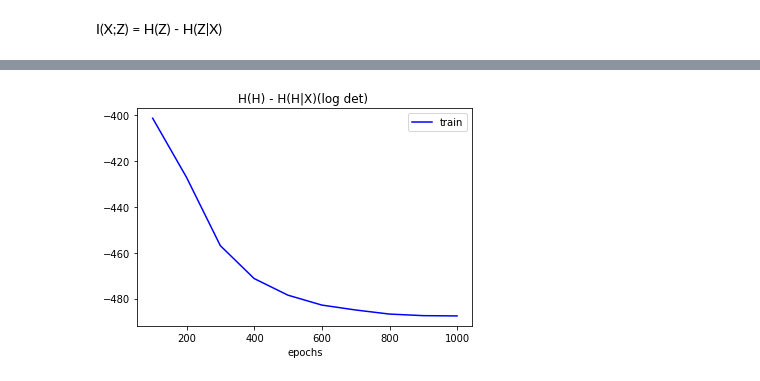
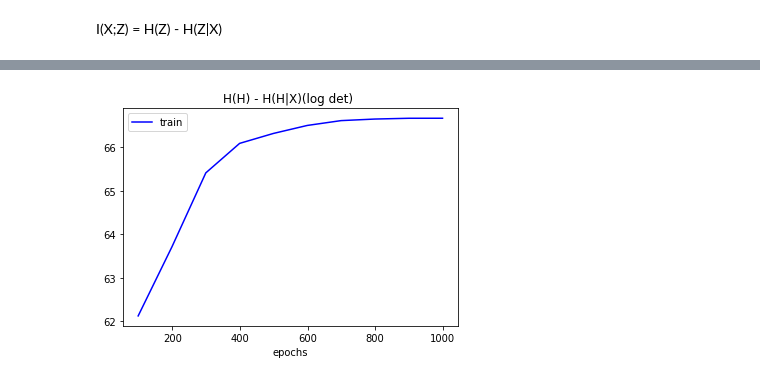
Before and after one commit to rattaoup/pytorch-simclr, a Jupyter notebook: week1_plot.ipynb, the cells around one changed output, grey strips where cells are left out. Saved outputs shown, nothing was run; the diff lists cells and outputs as text; code cells hidden in the pictures.

```diff
--- a/week1_plot.ipynb
+++ b/week1_plot.ipynb
@@ -248,11 +249,15 @@ def x_to_logdet(X, filename):
         cov_h_i = h_to_cov(h_i) # calculate covariance matrix
         cov_z_i = h_to_cov(z_i)
 
-        log_det_h_i = np.log(np.linalg.det(cov_h_i + np.identity(cov_h_i.shape[0])*0.001))
-        log_det_z_i = np.log(np.linalg.det(cov_z_i + np.identity(cov_z_i.shape[0])*0.001))
+        det_h_i = np.linalg.det(cov_h_i + np.identity(cov_h_i.shape[0])*0.01)
+        det_z_i = np.linalg.det(cov_z_i + np.identity(cov_z_i.shape[0])*0.01)
+        if(det_h_i !=0):
+            log_det_h_i = np.log(det_h_i)
+            logdet_H.append(log_det_h_i)
 
-        logdet_H.append(log_det_h_i)
-        logdet_Z.append(log_det_z_i)
+        if(det_z_i !=0):
+            log_det_z_i = np.log(det_z_i)
+            logdet_Z.append(log_det_z_i)
 
     return logdet_H, logdet_Z
 
@@ -305,7 +310,7 @@ def Batch_x_to_value(X, checkpointfile, mode = 'trace'):
         return avg_logdet_h, avg_logdet_z
 # %%
 #Gendata
-X_train, X_test = gen_data(B=100, sample = 20)
+X_train, X_test = gen_data(B=5, sample = 20)
 checkpointfile = ['resnet18_new.pth99']+ ['resnet18_new.pth' + str(i) + '99' for i in range(1,10)]
 # %%
 #Get trace
@@ -362,7 +373,7 @@ np.trace(cov_z[0])/(cov_z[0].shape[0])
 # %% [markdown]
 # Look at tr cov h/ log det cov h
 # %%
-X_train1 , X_test1 = gen_data_1pic(B = 100)
+X_train1 , X_test1 = gen_data_1pic(B = 5)
 # %%
 #Get trace
 tr_cov_h_train, tr_cov_z_train = Batch_x_to_value(X_train1, checkpointfile, mode = 'trace')
@@ -395,7 +410,7 @@ my_plot2(logdet_cov_z_train, logdet_cov_z_test, title = 'Expected log det of cov
 # %% [markdown]
 I(X;Z) = H(Z) - H(Z|X)
 # %%
-def plotA_B(dict1,dict2, title = 'H(Z) - H(Z|X)', label1 = 'train'):
+def plot_diff(dict1,dict2, title = 'H(Z) - H(Z|X)', label1 = 'train'):
     A = list(dict1.values())
     B = list(dict2.values())
     A_B = [A[i]-B[i] for i in range(len(A))]
@@ -407,4 +438,4 @@ plotA_B(logdet_cov_z_train, logdet_cov_z_giv_x_train, title = 'H(Z) - H(Z|X)(log
 # %%
-plotA_B(logdet_cov_h_train, logdet_cov_h_giv_x_train, title = 'H(H) - H(H|X)(log det) ')
+plot_diff(logdet_cov_h_train, logdet_cov_h_giv_x_train, title = 'H(H) - H(H|X)(log det) ')
 # %% [output]
-[figure, old version]
+[figure, new version]
```
Also changed, not shown: parts of 42 cells of this notebook.
